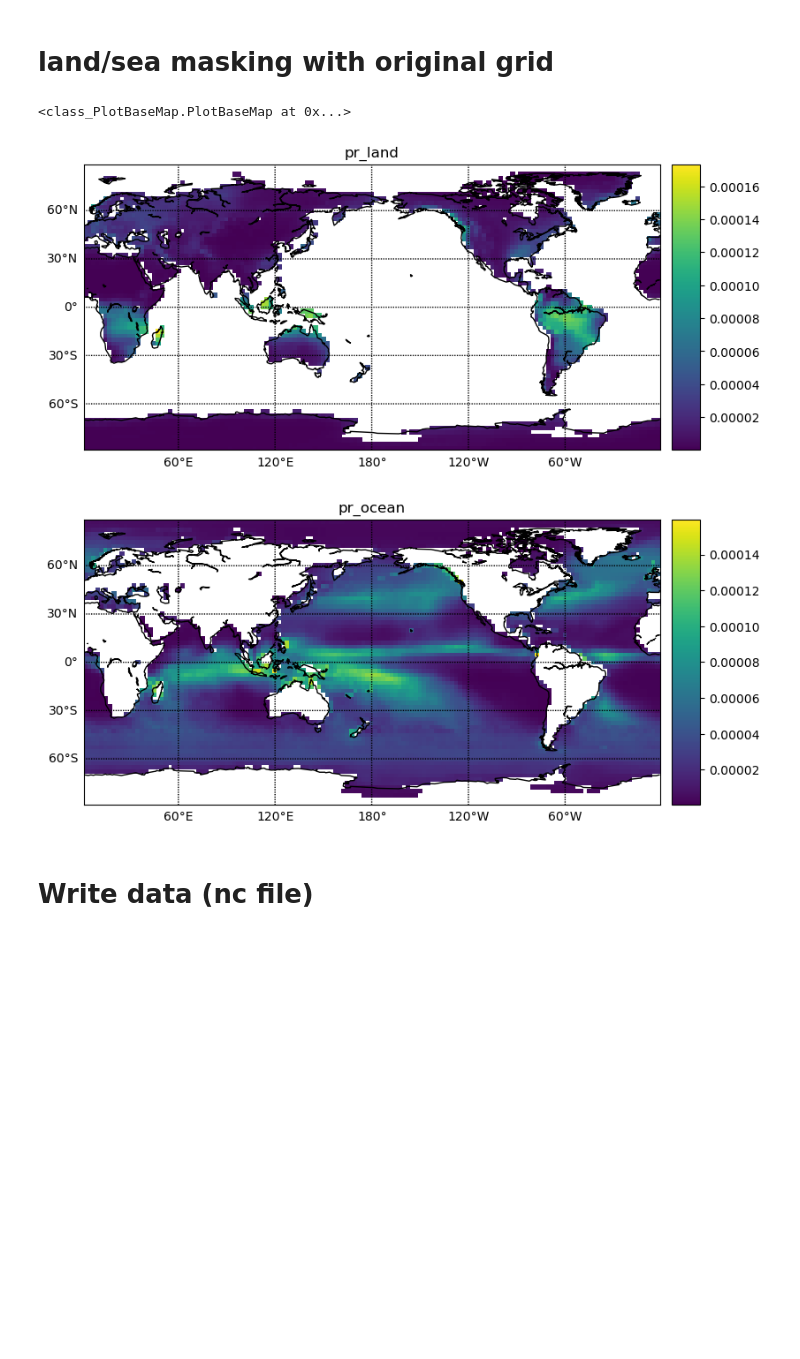
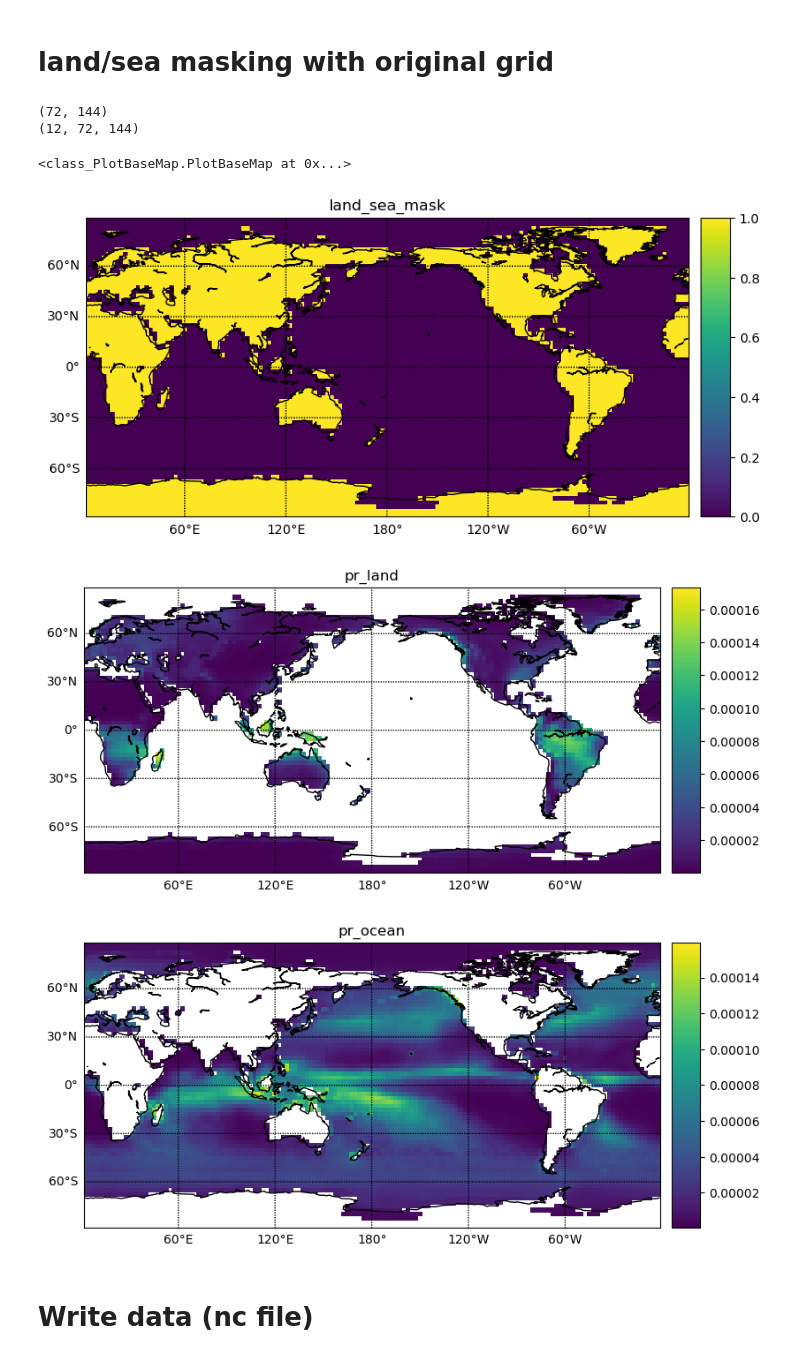
Before and after one commit to msahn/test_pcmdi_metrics, a Jupyter notebook: test_class.ipynb, the cells around one changed output. Cells and saved outputs as stored; diff of their text form; code cells hidden in the pictures; blank space fills up the shorter version.

```diff
--- a/test_class.ipynb
+++ b/test_class.ipynb
@@ -30,19 +30,25 @@ PlotBaseMap(d[0])
 # %%
 from class_LandSeaMask import LandSeaMask
 
 mask = LandSeaMask(d)
 
+d_mask = mask.mask()
 d_land = mask.land()
 d_ocean = mask.ocean()
 
+d_mask.id = 'land_sea_mask'
+PlotBaseMap(d_mask)
 d_land.id = 'pr_land'
 PlotBaseMap(d_land[0])
 d_ocean.id = 'pr_ocean'
 PlotBaseMap(d_ocean[0])
 # %% [output]
-<class_PlotBaseMap.PlotBaseMap at 0x...>
+(72, 144)
+(12, 72, 144)
+<class_PlotBaseMap.PlotBaseMap at 0x...>
-[figure, old version]
+[figure, new version]
-[figure, old version]
+[figure, new version]
+[figure, added]
 # %% [markdown]
 # Write data (nc file)
 # %%
```
Also changed, not shown: parts of 2 cells of this notebook, 2 other files.
